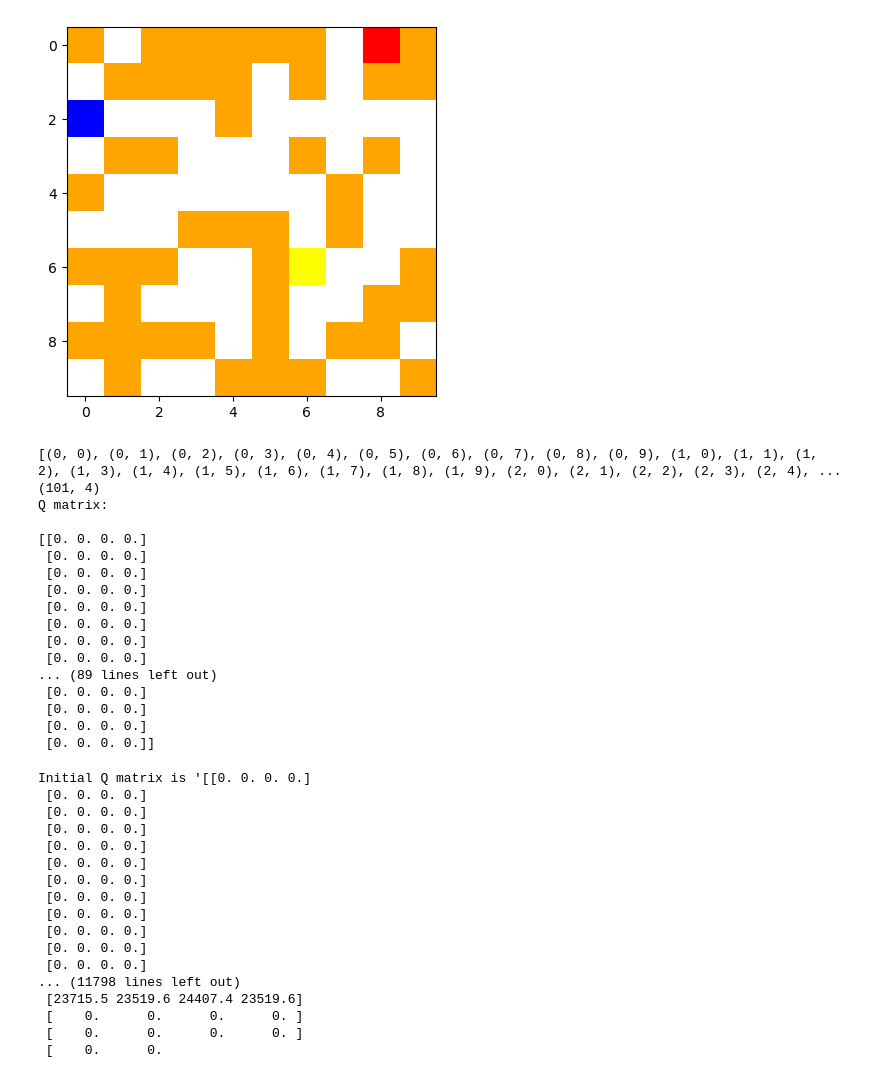
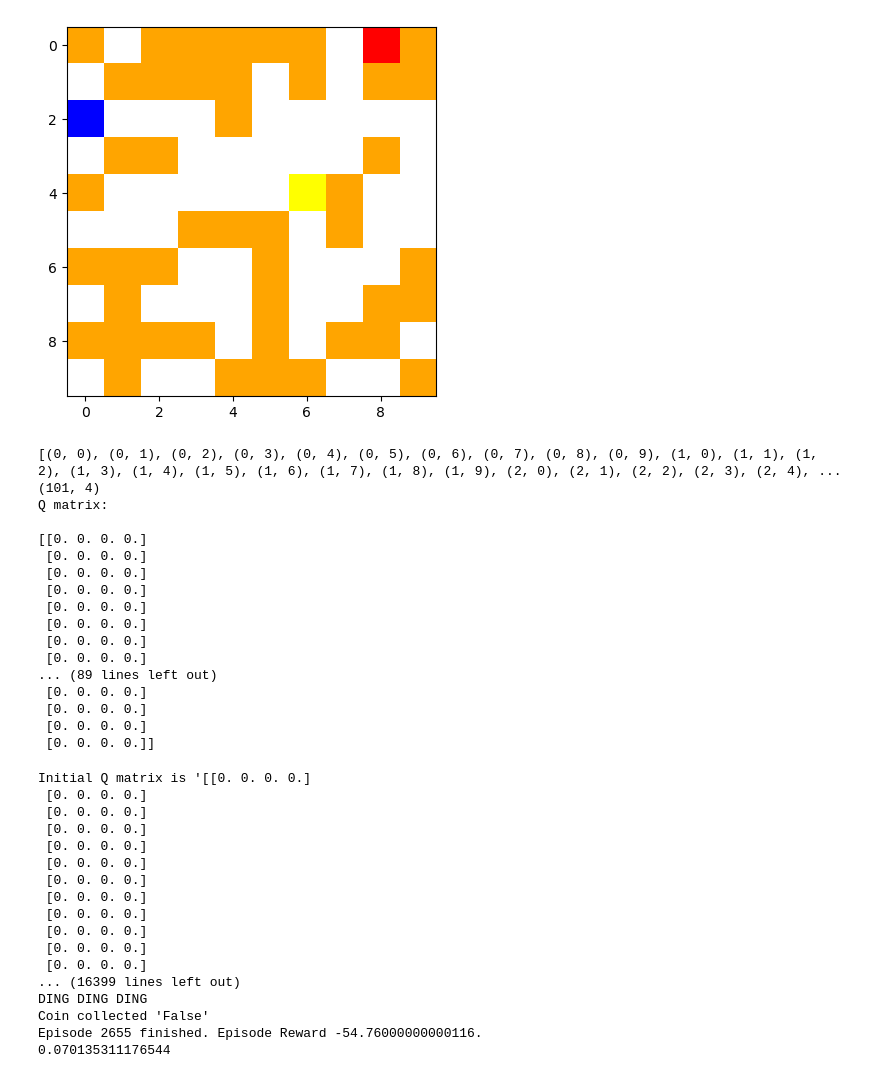
Before and after one commit to Julian-JN/RL_City_CW, a Jupyter notebook: Task1.ipynb, the cells around one changed output. Cells and saved outputs as stored; diff of their text form; code cells hidden in the pictures.

Commit message:
Add files via upload
Gold coin collected with hyperparameters.

```diff
--- a/Task1.ipynb
+++ b/Task1.ipynb
@@ -93,15 +93,17 @@ class Maze_env:
         elif action == 3:  # right
             y += 1
         if x < 0 or x >= len(self.maze) or y < 0 or y >= len(self.maze[0]) or self.maze[x][y] == 1:
-            return -100  # hit a wall (including edges wall?)
+            return -1  # hit a wall (including edges wall?)
         elif (x, y) == self.target:
             print("Reached Target!")
             print((x,y))
-            return 1000  # reached the target
+
+            return 1 + int(self.coin_collected == True) # reached the target and bonus if collected coin
         elif (x, y) == self.coins and not self.coin_collected:
-            return 1000
+            print("DING DING DING")
+            return 2
         else:
-            return -2  # regular step
+            return -0.005  # regular step
 
     def transition(self, state, action):
         state_new = self.states[state]
@@ -131,36 +133,37 @@ class Maze_env:
         for i in range(self.maze.shape[0]):
             for j in range(self.maze.shape[1]):
                 coord_to_index.append((i,j))
         coord_to_index.append(self.coins)
         print(coord_to_index)
 
         num_states = self.maze.shape[0] * self.maze.shape[1] + 1
         num_actions = 4
         self.Q = np.zeros((num_states, num_actions))
         print(self.Q.shape)
         self.states = coord_to_index
         return self.Q, coord_to_index
 
 maze = np.array([
     [1, 0, 1, 1, 1, 1, 1, 0, 0, 1],
  [0, 1, 1, 1, 1, 0, 1, 0, 1, 1],
  [0, 0, 0, 0, 1, 0, 0, 0, 0, 0],
- [0, 1, 1, 0, 0, 0, 1, 0, 1, 0],
+ [0, 1, 1, 0, 0, 0, 0, 0, 1, 0],
  [1, 0, 0, 0, 0, 0, 0, 1, 0, 0],
  [0, 0, 0, 1, 1, 1, 0, 1, 0, 0],
  [1, 1, 1, 0, 0, 1, 0, 0, 0, 1],
  [0, 1, 0, 0, 0, 1, 0, 0, 1, 1],
  [1, 1, 1, 1, 0, 1, 0, 1, 1, 0],
  [0, 1, 0, 0, 1, 1, 1, 0, 0, 1]
                 ])
-env = Maze_env((2,0),(0,8),(6,6), maze)
+# env = Maze_env((2,0),(0,8),(6,6), maze)
+env = Maze_env((2,0),(0,8),(4,6), maze)
 env.plot_env()
 # R = env.create_r_matrix()
 # print('R matrix: \n\n{}'.format(R))
 Q, coord_to_index = env.create_q_matrix()
 print('Q matrix: \n\n{}'.format(Q))
 # %% [output]
-[figure, old version]
+[figure, new version]
 [(0, 0), (0, 1), (0, 2), (0, 3), (0, 4), (0, 5), (0, 6), (0, 7), (0, 8), (0, 9), (1, 0), (1, 1), (1, 2), (1, 3), (1, 4), (1, 5), (1, 6), (1, 7), (1, 8), (1, 9), (2, 0), (2, 1), (2, 2), (2, 3), (2, 4), ...
 (101, 4)
 Q matrix:
@@ -276,5 +288,5 @@ class Q_learning:
 # %%
-q_learning = Q_learning(1, 0.99, 1, 1000, 1000, env, coord_to_index)
+q_learning = Q_learning(1, 0.999, 1, 5000, 2000, env, coord_to_index)
 q_learning.train()
 # %% [output]
 Initial Q matrix is '[[0. 0. 0. 0.]
@@ -289,11 +301,11 @@ Initial Q matrix is '[[0. 0. 0. 0.]
  [0. 0. 0. 0.]
  [0. 0. 0. 0.]
  [0. 0. 0. 0.]
-... (11798 lines left out)
- [23715.5 23519.6 24407.4 23519.6]
- [    0.      0.      0.      0. ]
- [    0.      0.      0.      0. ]
- [    0.      0.
+... (16399 lines left out)
+DING DING DING
+Coin collected 'False'
+Episode 2655 finished. Episode Reward -54.76000000000116.
+0.070135311176544
 # %%
 q_learning.plot_rewards()
 # %% [output]
```
Also changed, not shown: parts of 5 cells of this notebook.
